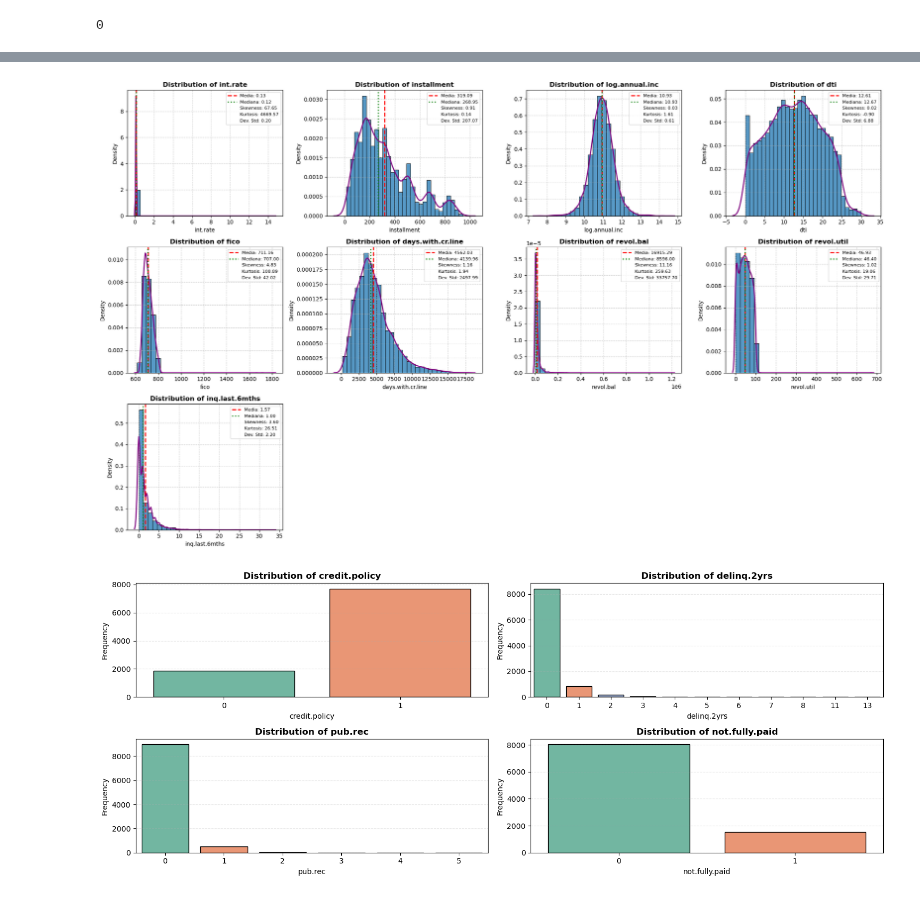
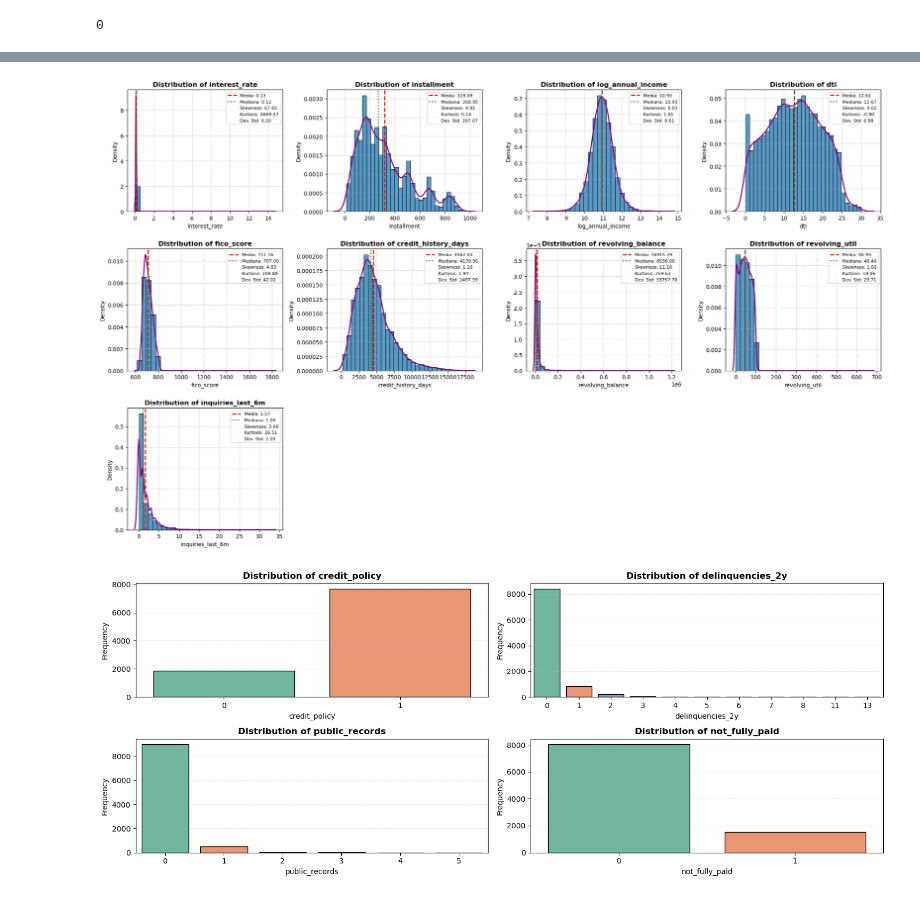
Before and after one commit to gabrielniculaesei/lendingclub-dataset, a Jupyter notebook: Project.ipynb, the cells around one changed output, grey strips where cells are left out. Cells and saved outputs as stored; diff of their text form; code cells hidden in the pictures.

```diff
--- a/Project.ipynb
+++ b/Project.ipynb
@@ -15,0 +32,23 @@ Index(['customer.id', 'credit.policy', 'purpose', 'int.rate', 'installment',
+# %%
+new_columns = {
+    'customer.id': 'customer_id',
+    'credit.policy': 'credit_policy',
+    'purpose': 'purpose',
+    'int.rate': 'interest_rate',
+    'installment': 'installment',
+    'log.annual.inc': 'log_annual_income',
+    'dti': 'dti',
+    'fico': 'fico_score',
+    'days.with.cr.line': 'credit_history_days',
+    'revol.bal': 'revolving_balance',
+    'revol.util': 'revolving_util',
+    'inq.last.6mths': 'inquiries_last_6m',
+    'delinq.2yrs': 'delinquencies_2y',
+    'pub.rec': 'public_records',
+    'not.fully.paid': 'not_fully_paid'
+}
+
+data = data.rename(columns=new_columns)
+
+
+print(data.columns.tolist())
@@ -119,19 +193,19 @@ Alcune variabili sono salvate come `object` ma dovrebbero essere numeriche. Conv
 # %%
 # Convertiamo i tipi di dato corretti
 # credit.policy dovrebbe essere int (0 o 1)
-data['credit.policy'] = pd.to_numeric(data['credit.policy'], errors='coerce').astype('Int64')
+data['credit_policy'] = pd.to_numeric(data['credit_policy'], errors='coerce').astype('Int64')
 
 # dti (debt-to-income ratio) dovrebbe essere float
 data['dti'] = pd.to_numeric(data['dti'], errors='coerce')
 
 # revol.util (revolving utilization) dovrebbe essere float
-data['revol.util'] = pd.to_numeric(data['revol.util'], errors='coerce')
+data['revolving_util'] = pd.to_numeric(data['revolving_util'], errors='coerce')
 
 # delinq.2yrs dovrebbe essere int (numero di ritardi)
-data['delinq.2yrs'] = pd.to_numeric(data['delinq.2yrs'], errors='coerce').astype('Int64')
+data['delinquencies_2y'] = pd.to_numeric(data['delinquencies_2y'], errors='coerce').astype('Int64')
 
 # pub.rec dovrebbe essere int (numero di registrazioni pubbliche)
-data['pub.rec'] = pd.to_numeric(data['pub.rec'], errors='coerce').astype('Int64')
+data['public_records'] = pd.to_numeric(data['public_records'], errors='coerce').astype('Int64')
 
 print(f"Valori mancanti per colonna:")
 percent_missing = data.isnull().mean() * 100
@@ -182,8 +284,8 @@ import seaborn as sns
 import numpy as np
 
 # Separiamo colonne continue e discrete
-numeric_cols = data.select_dtypes(include=[np.number]).columns.drop('customer.id')
-discrete_cols = ['credit.policy', 'delinq.2yrs', 'pub.rec', 'not.fully.paid']
+numeric_cols = data.select_dtypes(include=[np.number]).columns.drop('customer_id')
+discrete_cols = ['credit_policy', 'delinquencies_2y', 'public_records', 'not_fully_paid']
 continuous_cols = [col for col in numeric_cols if col not in discrete_cols]
 
 # Griglia per variabili CONTINUE (istogramma + KDE)
@@ -194,7 +296,6 @@ plt.figure(figsize=(20, n_rows_cont * 4))
 
 for i, col in enumerate(continuous_cols):
     plt.subplot(n_rows_cont, 4, i+1)
-
     vals = data[col].dropna()
     bins = np.linspace(vals.min(), vals.max(), 30)
 
@@ -217,32 +318,32 @@ for i, col in enumerate(continuous_cols):
     # Statistiche nella legenda
     plt.plot([], [], ' ', label=f'Skewness: {skew_val:.2f}')
     plt.plot([], [], ' ', label=f'Kurtosis: {kurt_val:.2f}')
     plt.plot([], [], ' ', label=f'Dev. Std: {std_val:.2f}')
 
     plt.legend(fontsize=8, loc='best')
     plt.grid(True, linestyle="--", alpha=0.6)
     plt.xlabel(col, fontsize=10)
     plt.ylabel('Density', fontsize=10)
 
 plt.tight_layout()
 plt.show()
 
 # Griglia per variabili DISCRETE (bar plot)
 n_cols_disc = len(discrete_cols)
 n_rows_disc = int(np.ceil(n_cols_disc / 2))
 
 plt.figure(figsize=(15, n_rows_disc * 3))
 
 for i, col in enumerate(discrete_cols):
     plt.subplot(n_rows_disc, 2, i+1)
     sns.countplot(data=data, x=col, hue=col, palette='Set2', legend=False, edgecolor="black")
     plt.title(f"Distribution of {col}", fontsize=12, fontweight='bold')
     plt.xlabel(col, fontsize=10)
     plt.ylabel('Frequency', fontsize=10)
     plt.grid(True, linestyle="--", alpha=0.3, axis='y')
 
 plt.tight_layout()
 plt.show()
 # %% [output]
-[figure, old version]
+[figure, new version]
-[figure, old version]
+[figure, new version]
```
Also changed, not shown: parts of 16 cells of this notebook.
